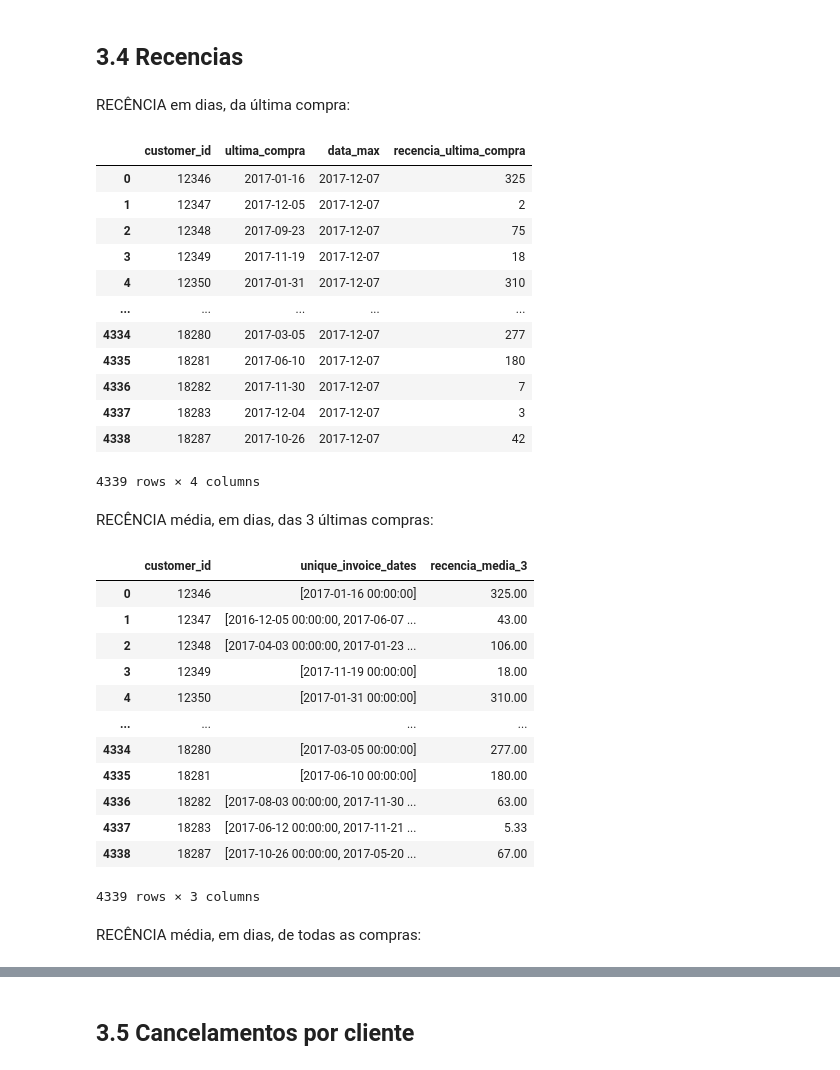
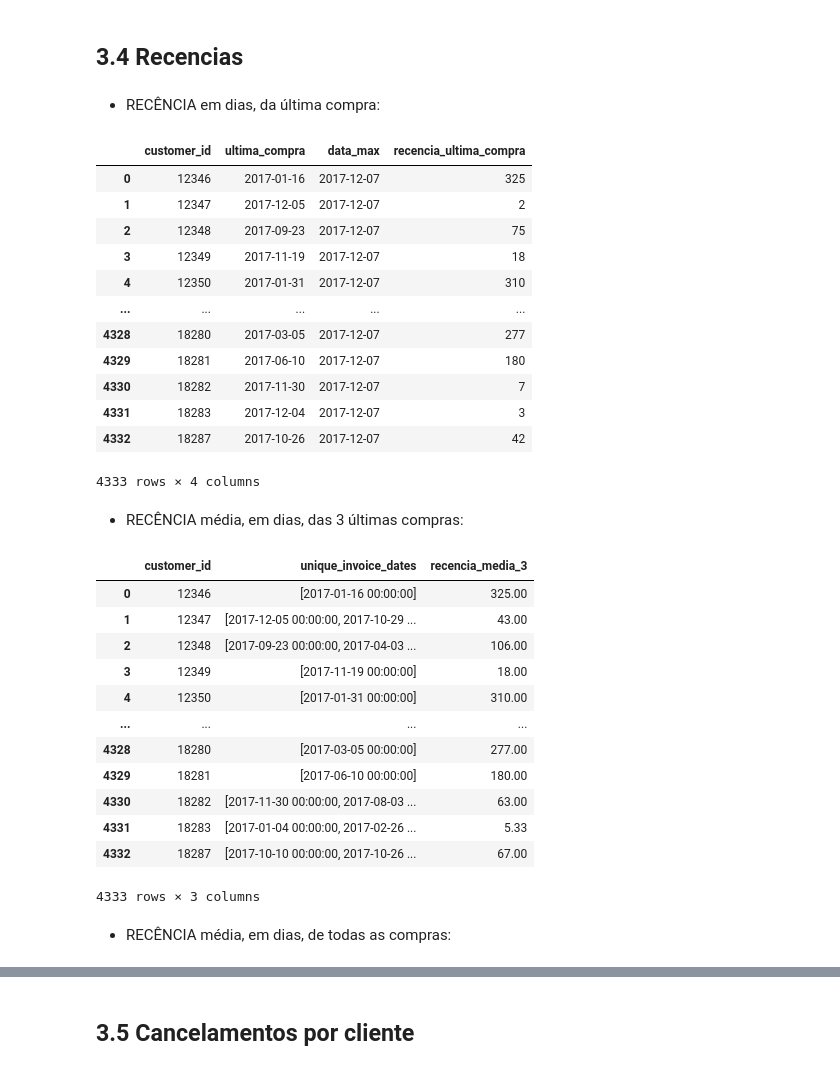
Before and after one commit to andrerochads/cluster_fidelidade, a Jupyter notebook: notebooks/fidelidade_c3.ipynb, the cells around one changed output, grey strips where cells are left out. Saved outputs shown, nothing was run; the diff lists cells and outputs as text; code cells hidden in the pictures.

```diff
--- a/notebooks/fidelidade_c3.ipynb
+++ b/notebooks/fidelidade_c3.ipynb
@@ -385,0 +369,19 @@ df2_purchases = df2.loc[df1['quantity'] >= 0, :]
+# %%
+# Condiderando comprar apenas acima de 0,04 porque
+df2 = df2[df2['unit_price'] >= 0.04]
+
+# Removendo compras das seguintes regiões, por terem valor irrelevante
+df2 = df2[~df2['country'].isin(['European Community', 'Unspecified'])]
+
+# Filtrando dataset: menor que 0 (devoluções) e maior que 0 (compras)
+# Nota: identifiquei que o código do retorno de um pedido, além de iniciar com a letra C, tem o código diferente.
+df2_returns = df2.loc[df1['quantity'] < 0, :]
+df2_purchases = df2.loc[df1['quantity'] >= 0, :]
+prct_cancel = round(df2_returns.shape[0] / df2.shape[0], 2) * 100
+print(f'Os cancelamentos representam {prct_cancel}% do total de vendas')
+
+# DEIXAR PARA REMOVER ISSO APENAS QUANDO FOR APLICAR O ENCODIGNS E TALZS
+# # description -----
+# df2 = df2.drop(columns='description', axis=1)
+# # === Categorical attributes ====
+# df2 = df2[~df2['stock_code'].isin( ['POST', 'D', 'DOT', 'M', 'S', 'AMAZONFEE', 'm', 'DCGSSBOY', 'DCGSSGIRL','PADS', 'B', 'CRUK'] )]
@@ -389,0 +392,2 @@ df2 = df1.copy()
+# %%
+df3 = df2_purchases.copy()
@@ -391,4 +412,4 @@ df2 = df1.copy()
 ## 3.1 Faturamento
 # %%
 # Faturamento por linha
-df2['faturamento'] = df2['quantity'] * df2['unit_price']
+df3['faturamento'] = df3['quantity'] * df3['unit_price']
@@ -458,17 +445,17 @@ fatur_cliente
 # %% [markdown]
 ## 3.4 Recencias
 # %% [markdown]
-RECÊNCIA em dias, da última compra:
+- RECÊNCIA em dias, da última compra:
 # %%
 # RECÊNCIA em dias, da última compra:
 
 # Data da última compra de cada cliente
-rca_ultima_compra = df2b.loc[:, ['customer_id', 'invoice_date']].groupby('customer_id').max().reset_index()
+rca_ultima_compra = df3.loc[:, ['customer_id', 'invoice_date']].groupby('customer_id').max().reset_index()
 # Renomeando colunas
 rca_ultima_compra.rename(columns={'invoice_date': 'ultima_compra'}, inplace=True)
 
-# Data maxima do dataset df2b inteiro
-rca_ultima_compra['data_max'] = df2b['invoice_date'].max()
+# Data maxima do dataset df3 inteiro
+rca_ultima_compra['data_max'] = df3['invoice_date'].max()
 # Encontrando em dias, a diferença do ultimo dia de compra do cliente com a data max do dataset
 rca_ultima_compra['recencia_ultima_compra'] = (rca_ultima_compra['data_max'] - rca_ultima_compra['ultima_compra']).dt.days
 rca_ultima_compra
@@ -480,45 +467,45 @@ rca_ultima_compra
 | 3 | 12349 | 2017-11-19 | 2017-12-07 | 18 |
 | 4 | 12350 | 2017-01-31 | 2017-12-07 | 310 |
 | ... | ... | ... | ... | ... |
-| 4334 | 18280 | 2017-03-05 | 2017-12-07 | 277 |
-| 4335 | 18281 | 2017-06-10 | 2017-12-07 | 180 |
-| 4336 | 18282 | 2017-11-30 | 2017-12-07 | 7 |
-| 4337 | 18283 | 2017-12-04 | 2017-12-07 | 3 |
-| 4338 | 18287 | 2017-10-26 | 2017-12-07 | 42 |
+| 4328 | 18280 | 2017-03-05 | 2017-12-07 | 277 |
+| 4329 | 18281 | 2017-06-10 | 2017-12-07 | 180 |
+| 4330 | 18282 | 2017-11-30 | 2017-12-07 | 7 |
+| 4331 | 18283 | 2017-12-04 | 2017-12-07 | 3 |
+| 4332 | 18287 | 2017-10-26 | 2017-12-07 | 42 |
-4339 rows × 4 columns
+4333 rows × 4 columns
 # %% [markdown]
-RECÊNCIA média, em dias, das 3 últimas compras:
+- RECÊNCIA média, em dias, das 3 últimas compras:
 # %%
 # RECÊNCIA média, em dias, das 3 últimas compras:
 
 # Agrupando todos os chamados de cada cliente e utilizando o set para pegar apenas uma data unica, estava
 # repetindo as datas, pois cada linha do dataset é um produto, se o cliente comprou mais de um produto no
 # mesmo dia resultava em várias datas iguais na coluna invoice_date com código de transação invoice_no repetido
-rca_media_3 = df2b.groupby('customer_id')['invoice_date'].agg(lambda x: list(set(x))).reset_index()
+rca_media_3 = df3.groupby('customer_id')['invoice_date'].agg(lambda x: list(set(x))).reset_index()
 rca_media_3.columns = ['customer_id', 'unique_invoice_dates']
 rca_media_3
 
-# Data maxima do dataset df2b inteiro
-max_date = df2b['invoice_date'].max()
+# Data maxima do dataset df3 inteiro
+max_date = df3['invoice_date'].max()
 # Encontrando em dias, a diferença dos 3 últimos dias de compra do cliente com a data max do dataset
 rca_media_3['recencia_media_3'] = rca_media_3['unique_invoice_dates'].apply(calculo_rca_media_3, args=(max_date,))
 rca_media_3
 # %% [output]
 |  | customer_id | unique_invoice_dates | recencia_media_3 |
 | 0 | 12346 | [2017-01-16 00:00:00] | 325.00 |
-| 1 | 12347 | [2016-12-05 00:00:00, 2017-06-07 ... | 43.00 |
-| 2 | 12348 | [2017-04-03 00:00:00, 2017-01-23 ... | 106.00 |
+| 1 | 12347 | [2017-12-05 00:00:00, 2017-10-29 ... | 43.00 |
+| 2 | 12348 | [2017-09-23 00:00:00, 2017-04-03 ... | 106.00 |
 | 3 | 12349 | [2017-11-19 00:00:00] | 18.00 |
 | 4 | 12350 | [2017-01-31 00:00:00] | 310.00 |
 | ... | ... | ... | ... |
-| 4334 | 18280 | [2017-03-05 00:00:00] | 277.00 |
-| 4335 | 18281 | [2017-06-10 00:00:00] | 180.00 |
-| 4336 | 18282 | [2017-08-03 00:00:00, 2017-11-30 ... | 63.00 |
-| 4337 | 18283 | [2017-06-12 00:00:00, 2017-11-21 ... | 5.33 |
-| 4338 | 18287 | [2017-10-26 00:00:00, 2017-05-20 ... | 67.00 |
+| 4328 | 18280 | [2017-03-05 00:00:00] | 277.00 |
+| 4329 | 18281 | [2017-06-10 00:00:00] | 180.00 |
+| 4330 | 18282 | [2017-11-30 00:00:00, 2017-08-03 ... | 63.00 |
+| 4331 | 18283 | [2017-01-04 00:00:00, 2017-02-26 ... | 5.33 |
+| 4332 | 18287 | [2017-10-10 00:00:00, 2017-10-26 ... | 67.00 |
-4339 rows × 3 columns
+4333 rows × 3 columns
 # %% [markdown]
-RECÊNCIA média, em dias, de todas as compras:
+- RECÊNCIA média, em dias, de todas as compras:
 # %%
 # RECÊNCIA média, em dias, de todas as compras:
 
```
Also changed, not shown: parts of 89 cells of this notebook, 3 other files.
